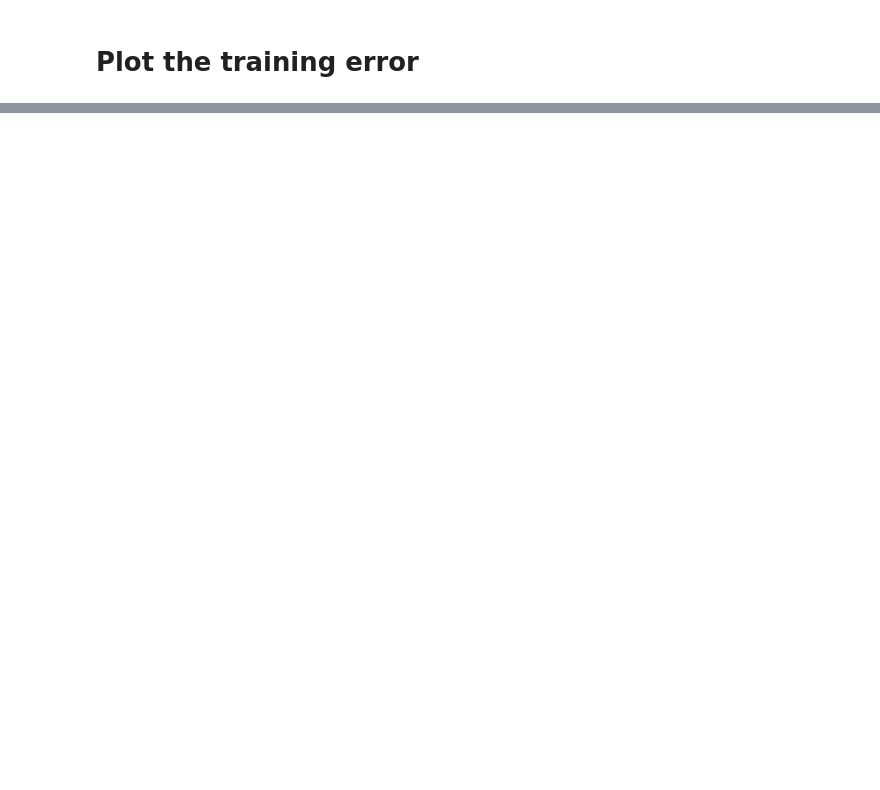
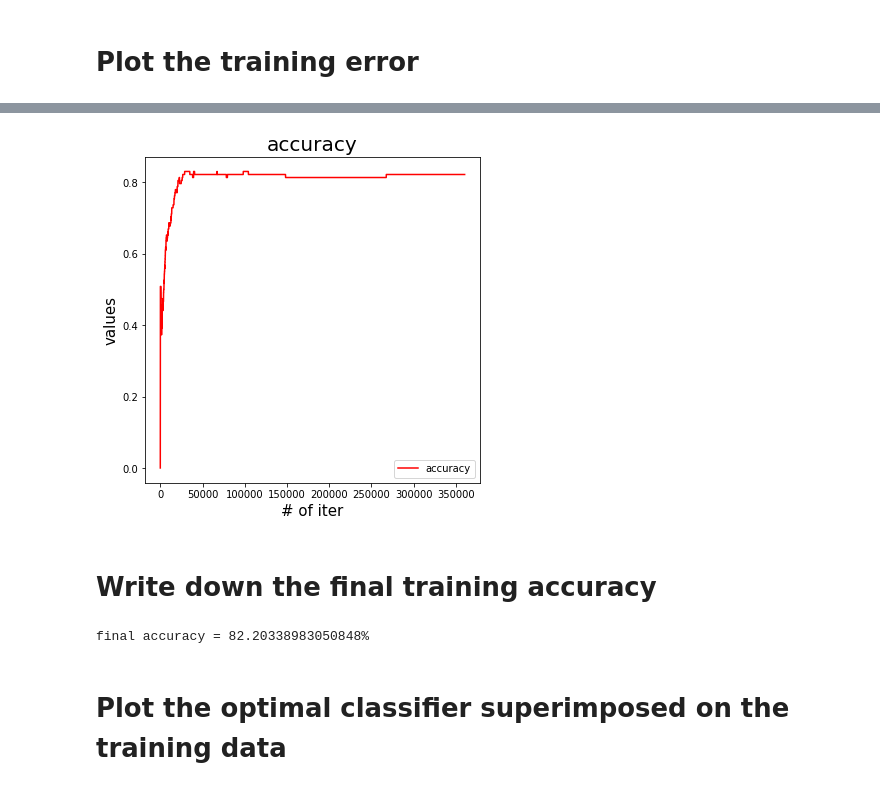
Before and after one commit to thdgmltjd123/MLProject, a Jupyter notebook: 20150711_Assignment06.ipynb, the cells around one changed output, grey strips where cells are left out. Cells and saved outputs as stored; diff of their text form; code cells hidden in the pictures; blank space fills up the shorter version.

```diff
--- a/20150711_Assignment06.ipynb
+++ b/20150711_Assignment06.ipynb
@@ -130,0 +131,18 @@ plt.show()
+# %%
+plt.figure(figsize = (6,6))
+plt.title("accuracy",fontsize = 20)
+plt.xlabel("# of iter",fontsize = 15)
+plt.ylabel("values", fontsize = 15)
+plt.plot(accuracy_val,c = "r",label = "accuracy")
+plt.legend(loc = "best")
+plt.show()
+# %% [output]
+[figure, added]
+# %% [markdown]
+# **Write down the final training accuracy**
+# %%
+print("final accuracy = {}%".format(accuracy_val[-1]*100))
+# %% [output]
+final accuracy = 82.20338983050848%
+# %% [markdown]
+# **Plot the optimal classifier superimposed on the training data**
```
Also changed, not shown: parts of 4 cells of this notebook.
